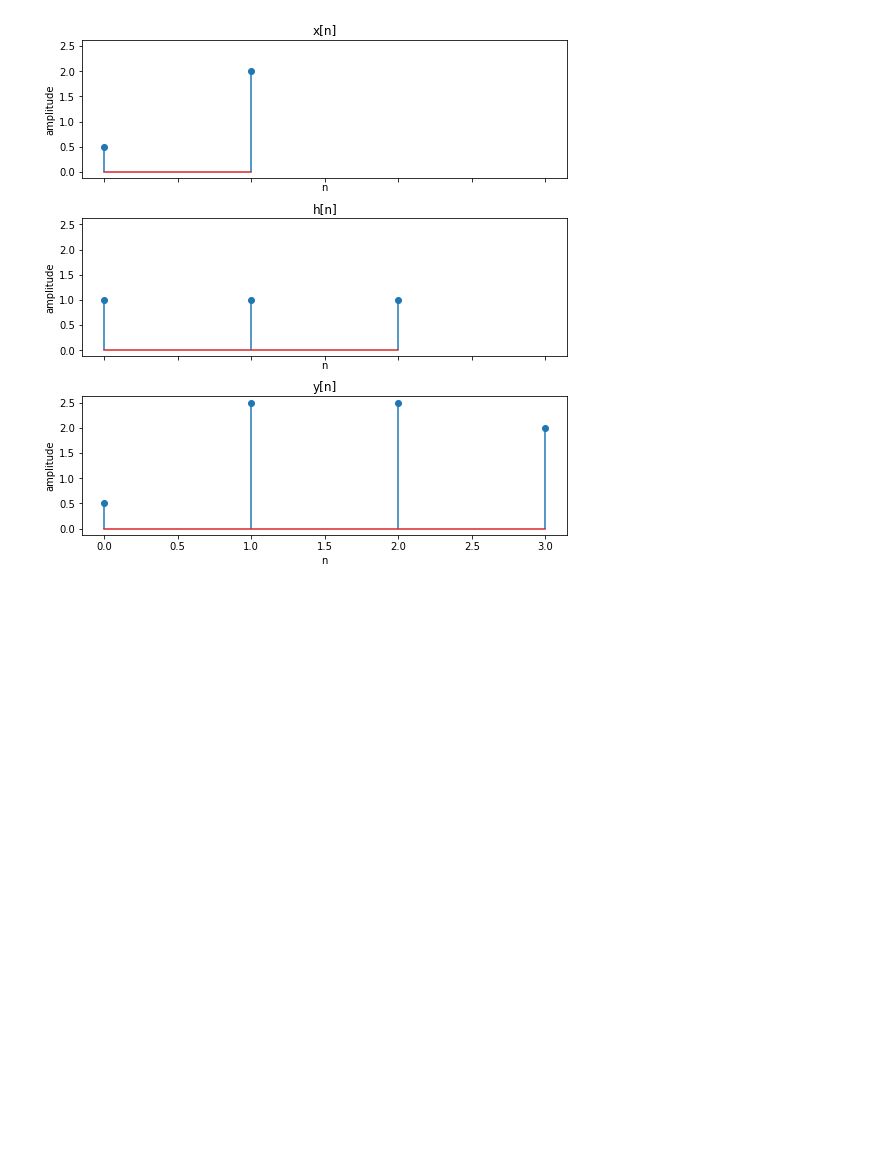
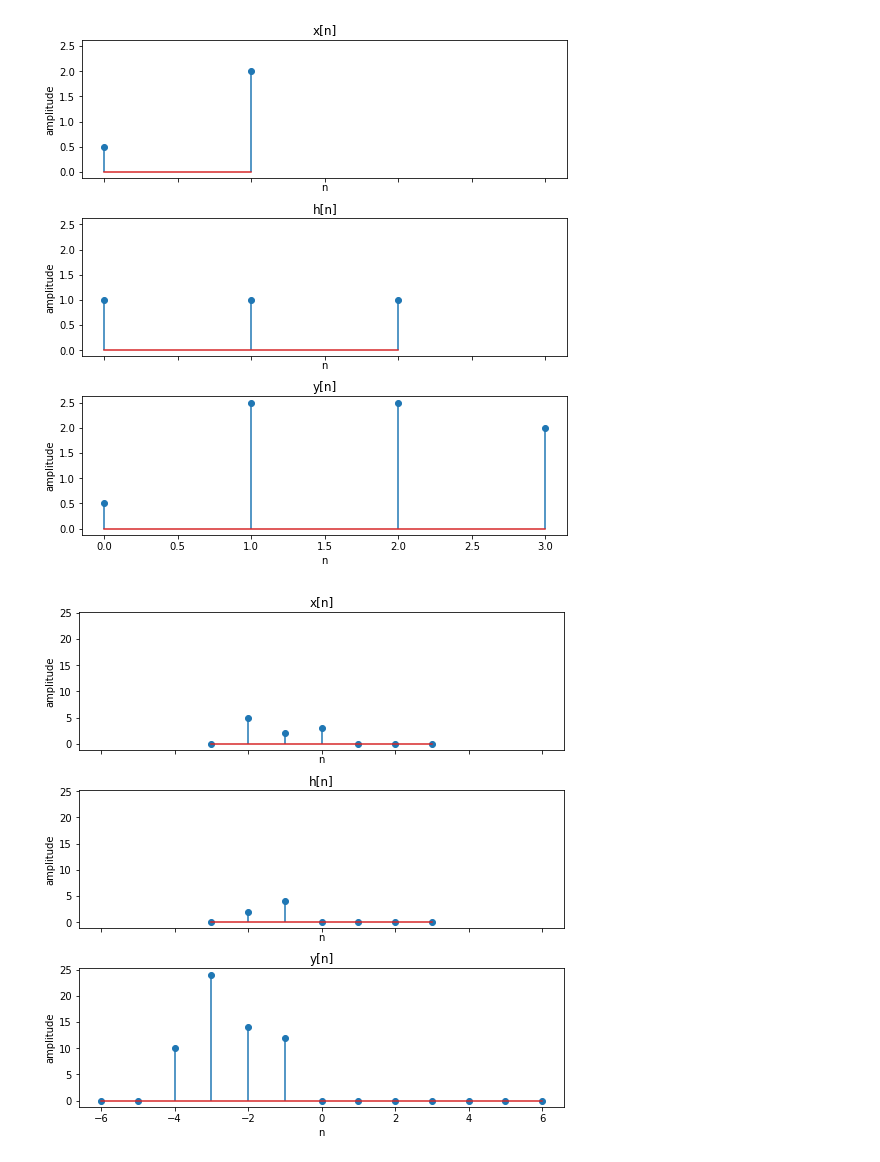
Before and after one commit to joao1pedro/SS, a Jupyter notebook: discrete_convolution.ipynb, the cells around one changed output. Cells and saved outputs as stored; diff of their text form; code cells hidden in the pictures; blank space fills up the shorter version.

```diff
--- a/discrete_convolution.ipynb
+++ b/discrete_convolution.ipynb
@@ -2,18 +2,18 @@
 import numpy as np
 import matplotlib.pyplot as plt
 # %%
-def convolution(x : list, nx : list, h : list, nh : list) -> list:
+def convolution(x : np.array, nx : np.array, h : np.array, nh : np.array) -> np.array:
     """Função que realiza a convolução de dois sinais discretos x[n], h[n]
 
     Args:
-        x (list): Sinal x[n] em formato de array.
-        nx (list): indices do sinal x[n] que armazena os instantes de tempos para cada sinal em x[n].
-        h (list): Sinal h[n] em formato de array.
-        nh (list): indices do sinal h[n] que armazena os instantes de tempos para cada sinal em h[n].
+        x (np.array): Sinal x[n] em formato de array.
+        nx (np.array): indices do sinal x[n] que armazena os instantes de tempos para cada sinal em x[n].
+        h (np.array): Sinal h[n] em formato de array.
+        nh (np.array): indices do sinal h[n] que armazena os instantes de tempos para cada sinal em h[n].
 
     Returns:
-        y (list): Sinal resultado da convolução, isto é, y[n].
-        ny (list): indices do sinal y[n] que armazena os instantes de tempos para cada sinal em y[n].
+        y (np.array): Sinal resultado da convolução, isto é, y[n].
+        ny (np.arraylist): indices do sinal y[n] que armazena os instantes de tempos para cada sinal em y[n].
     """
     lx = len(x)
     lh = len(h)
@@ -29,7 +29,7 @@ def convolution(x : list, nx : list, h : list, nh : list) -> list:
                 y.append(x[n]*h[k])
             else:
                 idx = ny.index(nx[n]+nh[k])
-                y[idx] += (x[n]*h[k])
+                y[idx] = y[idx] + (x[n]*h[k])
     return y, ny
 # %%
 # x[n]
@@ -65,3 +65,38 @@ ax[2].title.set_text('y[n]')
 plt.show()
 # %% [output]
 [figure]
+# %%
+# x[n]
+x = [0, 5, 2, 3, 0, 0, 0]
+nx = np.arange(-3,4)
+
+# h[n]
+h = [0, 2, 4, 0, 0, 0, 0]
+nh = np.arange(-3,4)
+
+y, ny = convolution(x,nx,h,nh)
+
+fig, ax = plt.subplots(3, 1, sharex=True, sharey=True, figsize=(8,8))
+
+fig.tight_layout(pad=3.0)
+
+ax[0].stem(nx, x)
+ax[0].set_xlabel('n')
+ax[0].set_ylabel('amplitude')
+ax[0].title.set_text('x[n]')
+# ax[0].set_xlim(nx[0], nx[-1]+1)
+
+ax[1].stem(nh, h)
+ax[1].set_xlabel('n')
+ax[1].set_ylabel('amplitude')
+ax[1].title.set_text('h[n]')
+
+ax[2].stem(ny, y)
+ax[2].set_xlabel('n')
+ax[2].set_ylabel('amplitude')
+ax[2].title.set_text('y[n]')
+
+
+plt.show()
+# %% [output]
+[figure, added]
```
Also changed, not shown: parts of 3 cells of this notebook, 1 other file.
